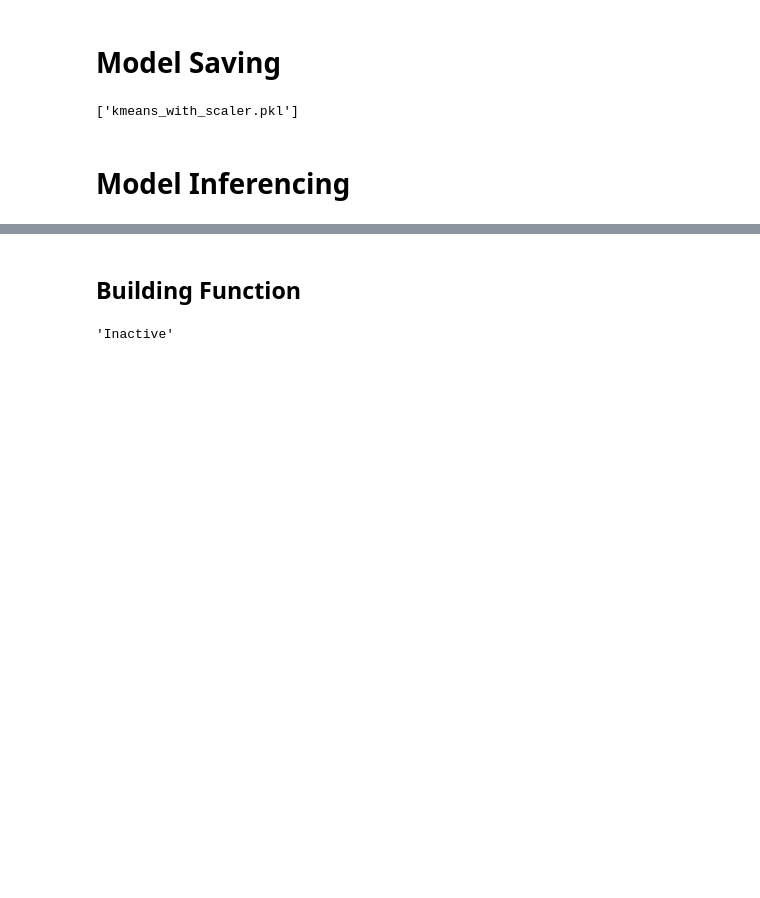
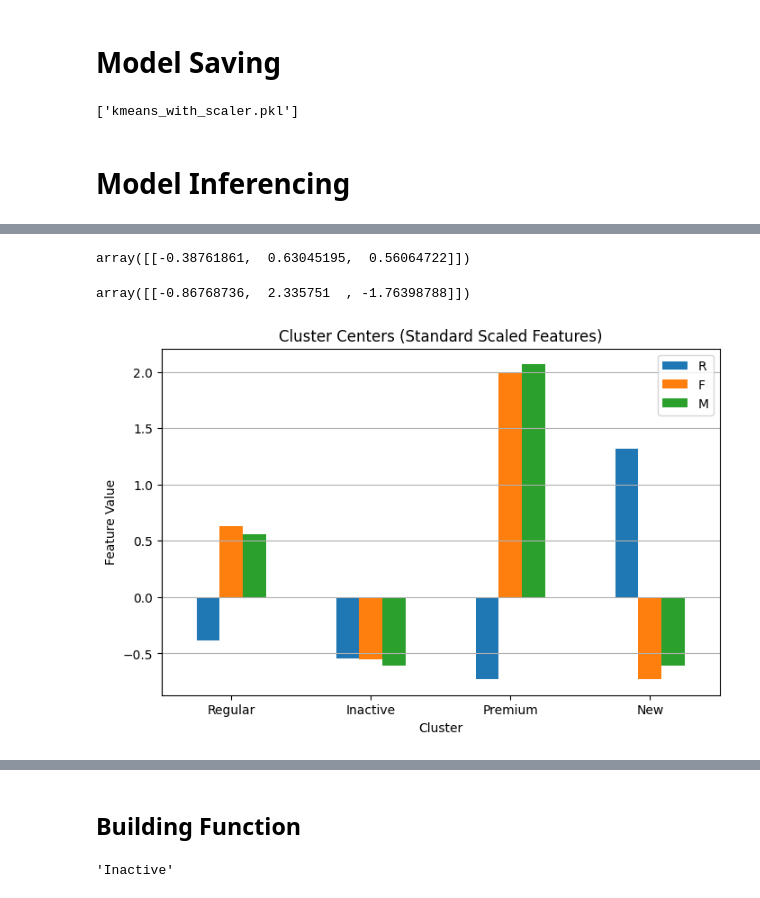
Before and after one commit to Nyeinchanaung/BIA-Sales-Analysis, a Jupyter notebook: Customer Segmentation/Customer_Segmentation.ipynb, the cells around one changed output, grey strips where cells are left out. Drawn from its saved outputs; the diff is of its cells as text; code cells hidden in the pictures; blank space fills up the shorter version.

```diff
--- a/Customer Segmentation/Customer_Segmentation.ipynb
+++ b/Customer Segmentation/Customer_Segmentation.ipynb
@@ -641,0 +656,27 @@ cluster_definition[predicted_cluster[0]]
+# %%
+cluster_center = kmeans.cluster_centers_[predicted_cluster]
+cluster_center
+# %% [output]
+array([[-0.38761861,  0.63045195,  0.56064722]])
+# %%
+importance = scaled_data[0] - cluster_center
+importance
+# %% [output]
+array([[-0.86768736,  2.335751  , -1.76398788]])
+# %%
+import pandas as pd
+import matplotlib.pyplot as plt
+
+# Cluster centers in scaled form
+centers = pd.DataFrame(kmeans.cluster_centers_, columns=['R', 'F', 'M'])
+
+# Bar plot of the cluster centers
+centers.plot(kind='bar', figsize=(8,5))
+plt.title('Cluster Centers (Standard Scaled Features)')
+plt.ylabel('Feature Value')
+plt.xlabel('Cluster')
+plt.xticks(ticks=[0, 1, 2, 3], labels=['Regular', 'Inactive', 'Premium', 'New'], rotation=0)
+plt.grid(axis='y')
+plt.show()
+# %% [output]
+[figure, added]
```
Also changed, not shown: parts of 7 cells of this notebook, 3 other files.
